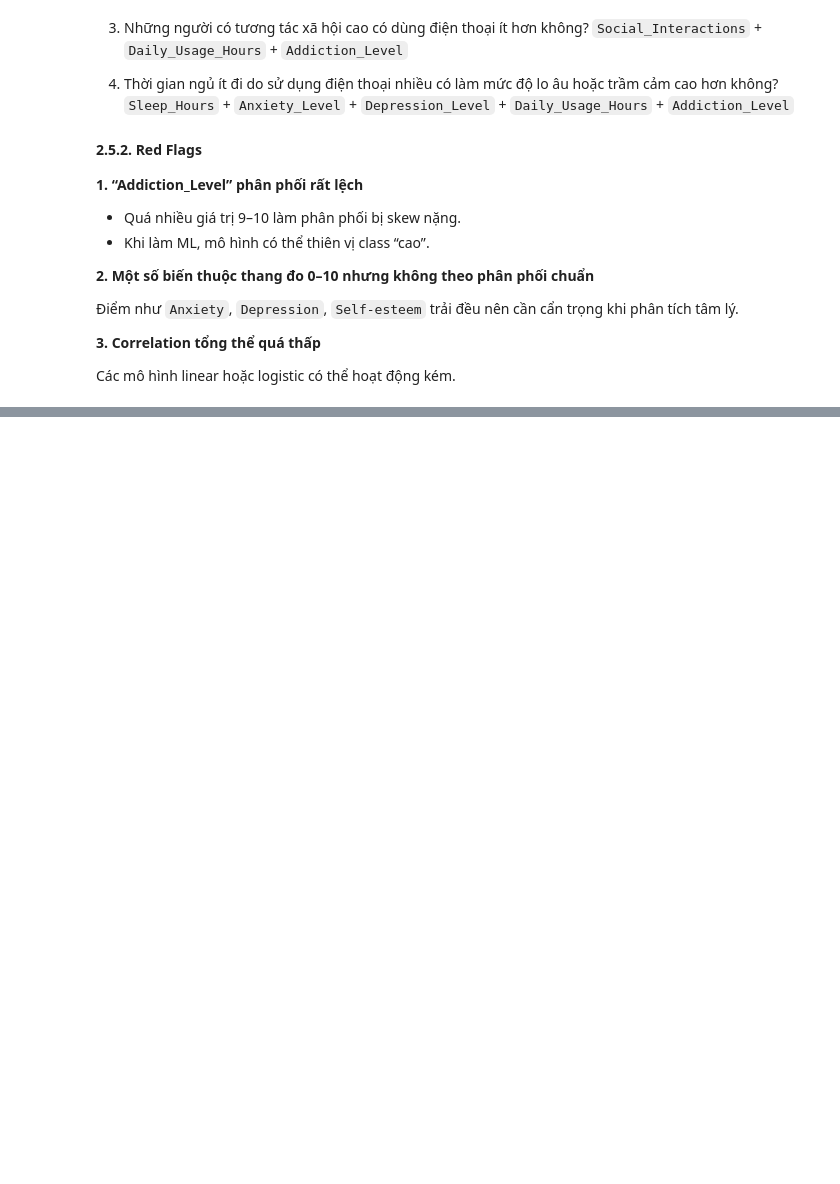
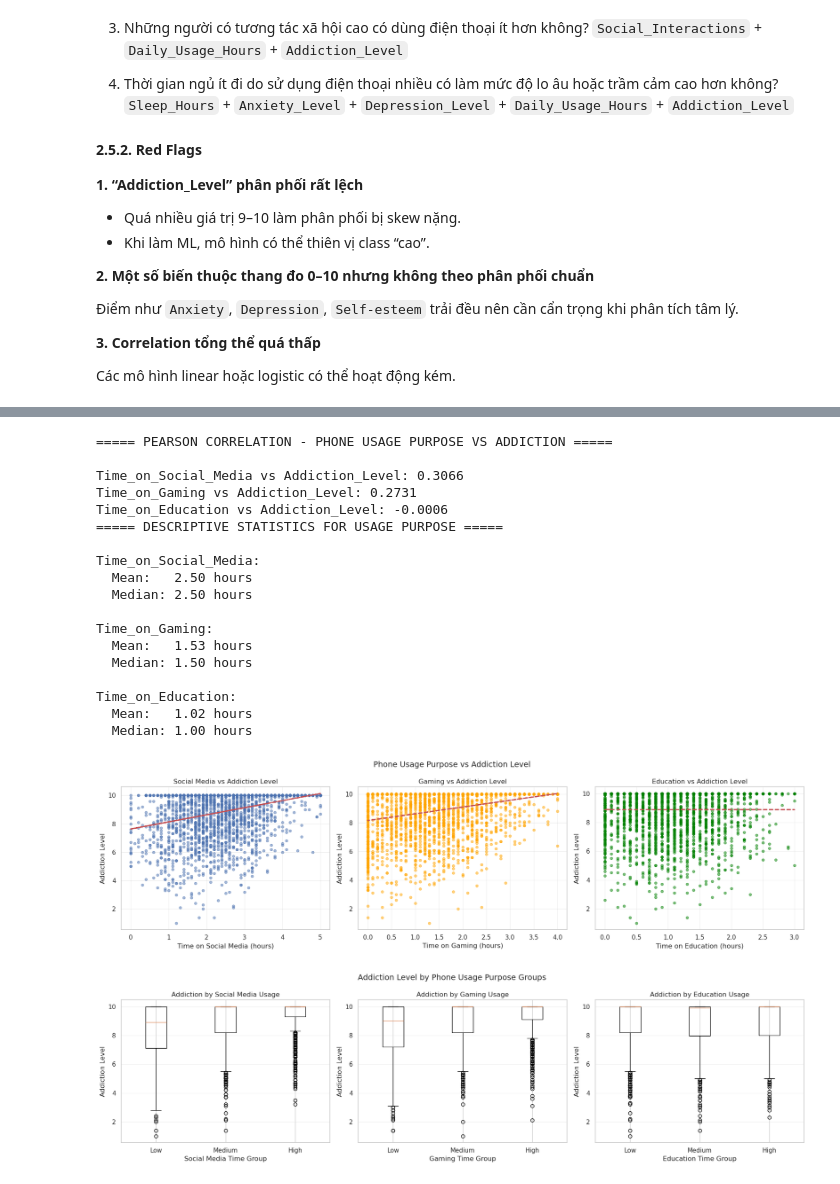
Before and after one commit to insenseemarch/final-project-CSC17104, a Jupyter notebook: notebook/Group_23.ipynb, the cells around one changed output, grey strips where cells are left out. Drawn from its saved outputs; the diff is of its cells as text; code cells hidden in the pictures; blank space fills up the shorter version.

```diff
--- a/notebook/Group_23.ipynb
+++ b/notebook/Group_23.ipynb
@@ -869,0 +1153,43 @@ Các mô hình linear hoặc logistic có thể hoạt động kém.
+# %%
+# 1. Tính hệ số tương quan Pearson cho từng mục đích sử dụng
+print("===== PEARSON CORRELATION - PHONE USAGE PURPOSE VS ADDICTION =====\n")
+
+corr_sm_addiction = df["Time_on_Social_Media"].corr(df["Addiction_Level"])
+print(f"Time_on_Social_Media vs Addiction_Level: {corr_sm_addiction:.4f}")
+
+corr_gm_addiction = df["Time_on_Gaming"].corr(df["Addiction_Level"])
+print(f"Time_on_Gaming vs Addiction_Level: {corr_gm_addiction:.4f}")
+
+corr_ed_addiction = df["Time_on_Education"].corr(df["Addiction_Level"])
+print(f"Time_on_Education vs Addiction_Level: {corr_ed_addiction:.4f}")
+
+# 2. Tính thống kê mô tả cho từng mục đích
+purposes = ["Time_on_Social_Media", "Time_on_Gaming", "Time_on_Education"]
+describe_purposes(df, purposes)
+
+# 3. Vẽ scatter plot so sánh 3 mục đích
+plot_purpose_scatter_comparison(df)
+
+# 4. Vẽ boxplot theo nhóm thời gian sử dụng
+plot_purpose_by_usage_group(df)
+# %% [output]
+===== PEARSON CORRELATION - PHONE USAGE PURPOSE VS ADDICTION =====
+
+Time_on_Social_Media vs Addiction_Level: 0.3066
+Time_on_Gaming vs Addiction_Level: 0.2731
+Time_on_Education vs Addiction_Level: -0.0006
+===== DESCRIPTIVE STATISTICS FOR USAGE PURPOSE =====
+
+Time_on_Social_Media:
+  Mean:   2.50 hours
+  Median: 2.50 hours
+
+Time_on_Gaming:
+  Mean:   1.53 hours
+  Median: 1.50 hours
+
+Time_on_Education:
+  Mean:   1.02 hours
+  Median: 1.00 hours
+[figure, added]
+[figure, added]
```
Also changed, not shown: parts of 27 cells of this notebook, 3 other files.
